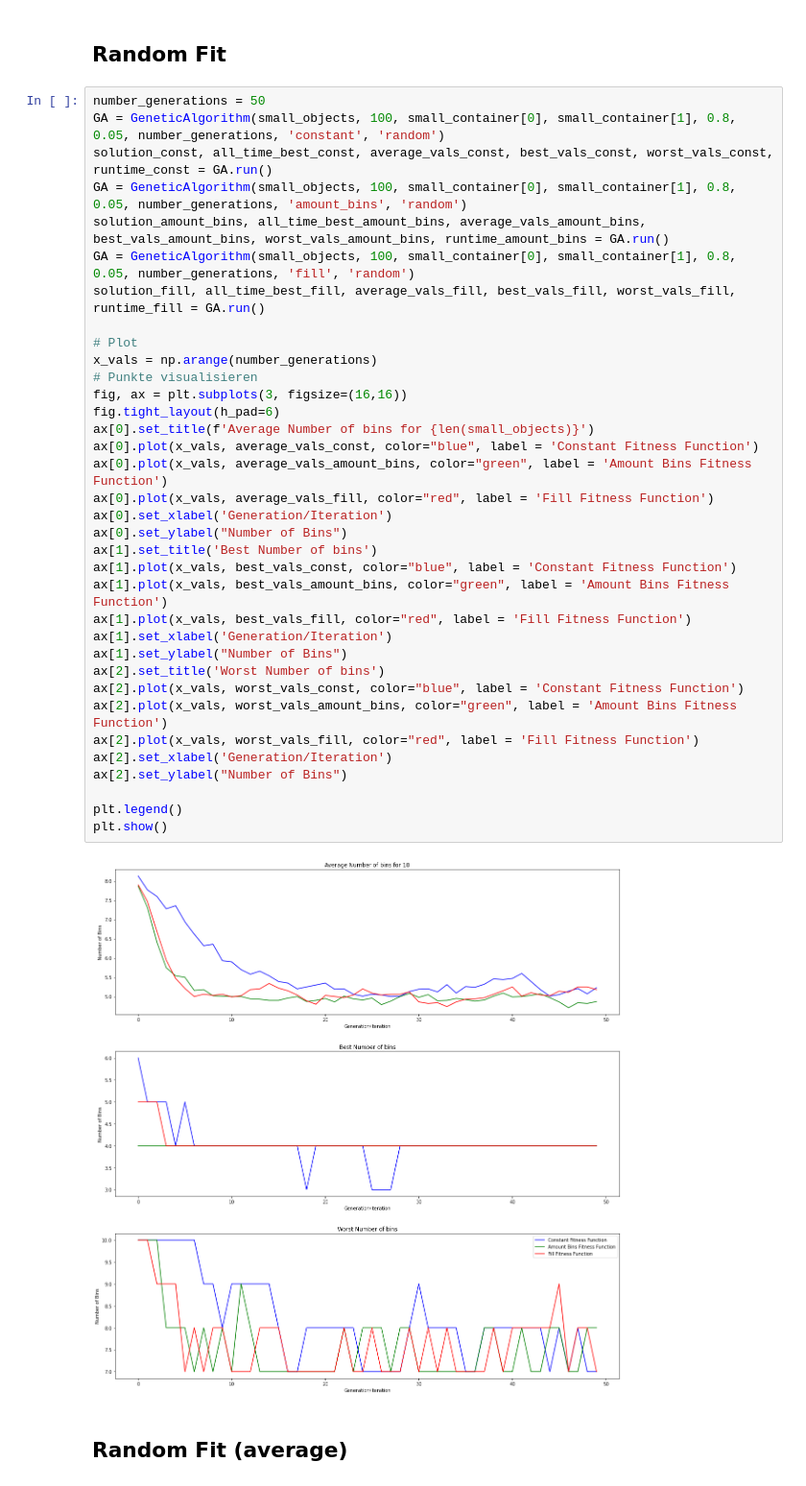
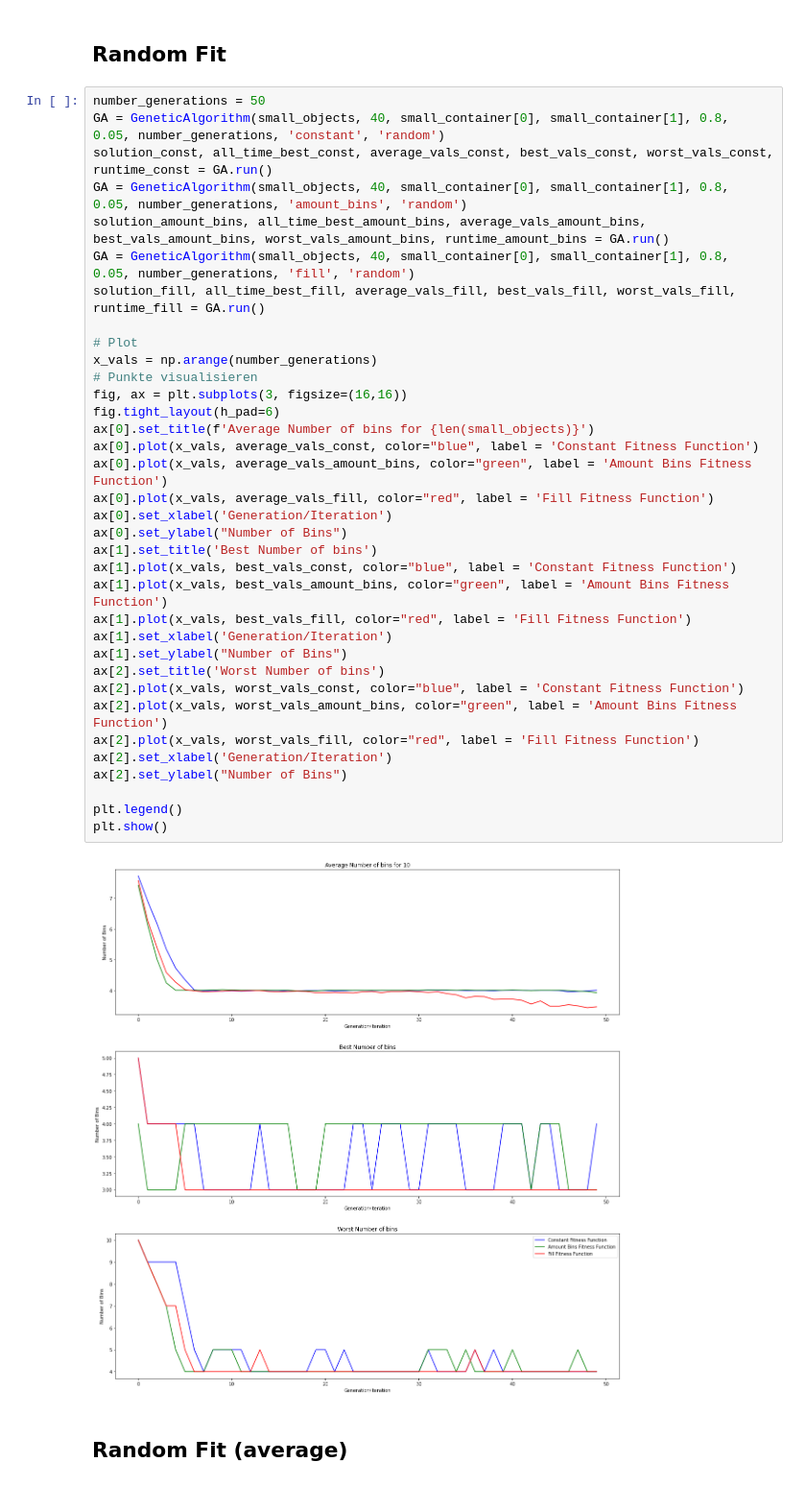
Before and after one commit to schtim/NatureInspiredAlgorithms_Code, a Jupyter notebook: GeneticAlgorithm/TestNotebooks/FitnessFunctionTest.ipynb, the cells around one changed output. Shown at 96% size. Drawn from its saved outputs; the diff is of its cells as text.

Commit message:
RandomFit angepasst

```diff
--- a/GeneticAlgorithm/TestNotebooks/FitnessFunctionTest.ipynb
+++ b/GeneticAlgorithm/TestNotebooks/FitnessFunctionTest.ipynb
@@ -47,41 +47,41 @@ Großes Problem 35
 ## Random Fit
 # %%
 number_generations = 50
-GA = GeneticAlgorithm(small_objects, 100, small_container[0], small_container[1], 0.8, 0.05, number_generations, 'constant', 'random')
+GA = GeneticAlgorithm(small_objects, 40, small_container[0], small_container[1], 0.8, 0.05, number_generations, 'constant', 'random')
 solution_const, all_time_best_const, average_vals_const, best_vals_const, worst_vals_const, runtime_const = GA.run()
-GA = GeneticAlgorithm(small_objects, 100, small_container[0], small_container[1], 0.8, 0.05, number_generations, 'amount_bins', 'random')
+GA = GeneticAlgorithm(small_objects, 40, small_container[0], small_container[1], 0.8, 0.05, number_generations, 'amount_bins', 'random')
 solution_amount_bins, all_time_best_amount_bins, average_vals_amount_bins, best_vals_amount_bins, worst_vals_amount_bins, runtime_amount_bins = GA.run()
-GA = GeneticAlgorithm(small_objects, 100, small_container[0], small_container[1], 0.8, 0.05, number_generations, 'fill', 'random')
+GA = GeneticAlgorithm(small_objects, 40, small_container[0], small_container[1], 0.8, 0.05, number_generations, 'fill', 'random')
 solution_fill, all_time_best_fill, average_vals_fill, best_vals_fill, worst_vals_fill, runtime_fill = GA.run()
 
 # Plot
 x_vals = np.arange(number_generations)
 # Punkte visualisieren
 fig, ax = plt.subplots(3, figsize=(16,16))
 fig.tight_layout(h_pad=6)
 ax[0].set_title(f'Average Number of bins for {len(small_objects)}')
 ax[0].plot(x_vals, average_vals_const, color="blue", label = 'Constant Fitness Function')
 ax[0].plot(x_vals, average_vals_amount_bins, color="green", label = 'Amount Bins Fitness Function')
 ax[0].plot(x_vals, average_vals_fill, color="red", label = 'Fill Fitness Function')
 ax[0].set_xlabel('Generation/Iteration')
 ax[0].set_ylabel("Number of Bins")
 ax[1].set_title('Best Number of bins')
 ax[1].plot(x_vals, best_vals_const, color="blue", label = 'Constant Fitness Function')
 ax[1].plot(x_vals, best_vals_amount_bins, color="green", label = 'Amount Bins Fitness Function')
 ax[1].plot(x_vals, best_vals_fill, color="red", label = 'Fill Fitness Function')
 ax[1].set_xlabel('Generation/Iteration')
 ax[1].set_ylabel("Number of Bins")
 ax[2].set_title('Worst Number of bins')
 ax[2].plot(x_vals, worst_vals_const, color="blue", label = 'Constant Fitness Function')
 ax[2].plot(x_vals, worst_vals_amount_bins, color="green", label = 'Amount Bins Fitness Function')
 ax[2].plot(x_vals, worst_vals_fill, color="red", label = 'Fill Fitness Function')
 ax[2].set_xlabel('Generation/Iteration')
 ax[2].set_ylabel("Number of Bins")
 
 plt.legend()
 plt.show()
 # %% [output]
-[figure, old version]
+[figure, new version]
 # %% [markdown]
 ## Random Fit (average)
 # %%
```
Also changed, not shown: parts of 11 cells of this notebook, 1 other file.
